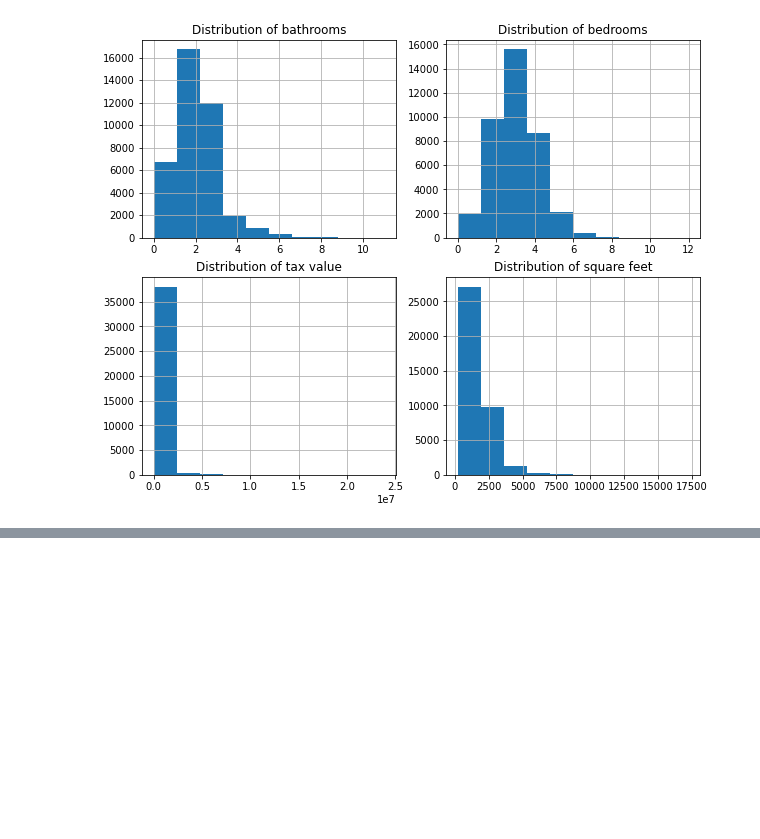
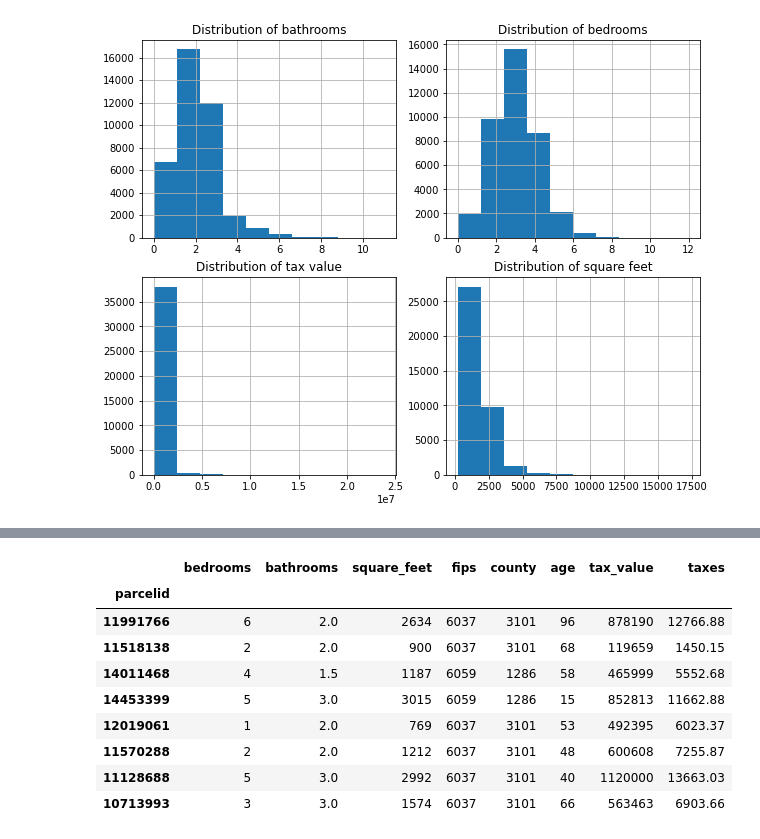
Before and after one commit to aliciag92/regression-project, a Jupyter notebook: zillow-report.ipynb, the cells around one changed output, grey strips where cells are left out. Cells and saved outputs as stored; diff of their text form; code cells hidden in the pictures; blank space fills up the shorter version.

```diff
--- a/zillow-report.ipynb
+++ b/zillow-report.ipynb
@@ -124,0 +127,4 @@ Text(0.5, 1.0, 'Distribution of square feet')
+# %%
+#set parcelid as index
+df = df.set_index("parcelid")
+df.head(3)
@@ -124,0 +137,13 @@ Text(0.5, 1.0, 'Distribution of square feet')
+# %%
+#rename columns
+df = df.rename(columns={"parcelid": "parcel_id",
+                        "bedroomcnt": "bedrooms",
+                        "bathroomcnt": "bathrooms",
+                        "calculatedfinishedsquarefeet":"square_feet",
+                        "regionidcounty": "county",
+                        "taxamount": "taxes",
+                        "taxvaluedollarcnt": "tax_value",
+                        "yearbuilt": "age"})
+# %%
+#convert year built to get the property age
+df.age = 2017 - df.age
@@ -124,0 +162,4 @@ Text(0.5, 1.0, 'Distribution of square feet')
+# %%
+#drop the nulls
+df = df.dropna(subset=['square_feet', 'age', 'tax_value', 'taxes'])
+df = df.fillna(0)
@@ -124,0 +182,13 @@ Text(0.5, 1.0, 'Distribution of square feet')
+# %%
+df.tail(8)
+# %% [output]
+|  | bedrooms | bathrooms | square_feet | fips | county | age | tax_value | taxes |
+| parcelid |  |  |  |  |  |  |  |  |
+| 11991766 | 6 | 2.0 | 2634 | 6037 | 3101 | 96 | 878190 | 12766.88 |
+| 11518138 | 2 | 2.0 | 900 | 6037 | 3101 | 68 | 119659 | 1450.15 |
+| 14011468 | 4 | 1.5 | 1187 | 6059 | 1286 | 58 | 465999 | 5552.68 |
+| 14453399 | 5 | 3.0 | 3015 | 6059 | 1286 | 15 | 852813 | 11662.88 |
+| 12019061 | 1 | 2.0 | 769 | 6037 | 3101 | 53 | 492395 | 6023.37 |
+| 11570288 | 2 | 2.0 | 1212 | 6037 | 3101 | 48 | 600608 | 7255.87 |
+| 11128688 | 5 | 3.0 | 2992 | 6037 | 3101 | 40 | 1120000 | 13663.03 |
+| 10713993 | 3 | 3.0 | 1574 | 6037 | 3101 | 66 | 563463 | 6903.66 |
```
Also changed, not shown: parts of 14 cells of this notebook, 1 other file.
